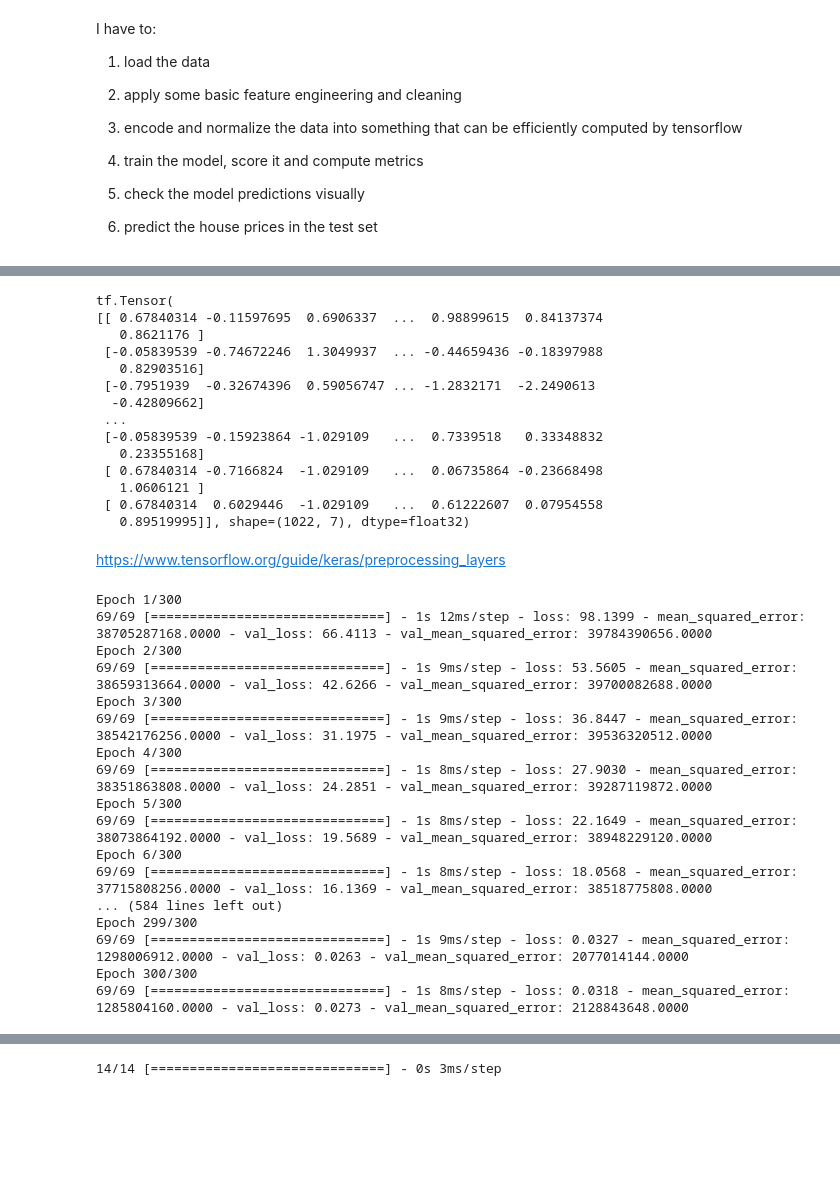
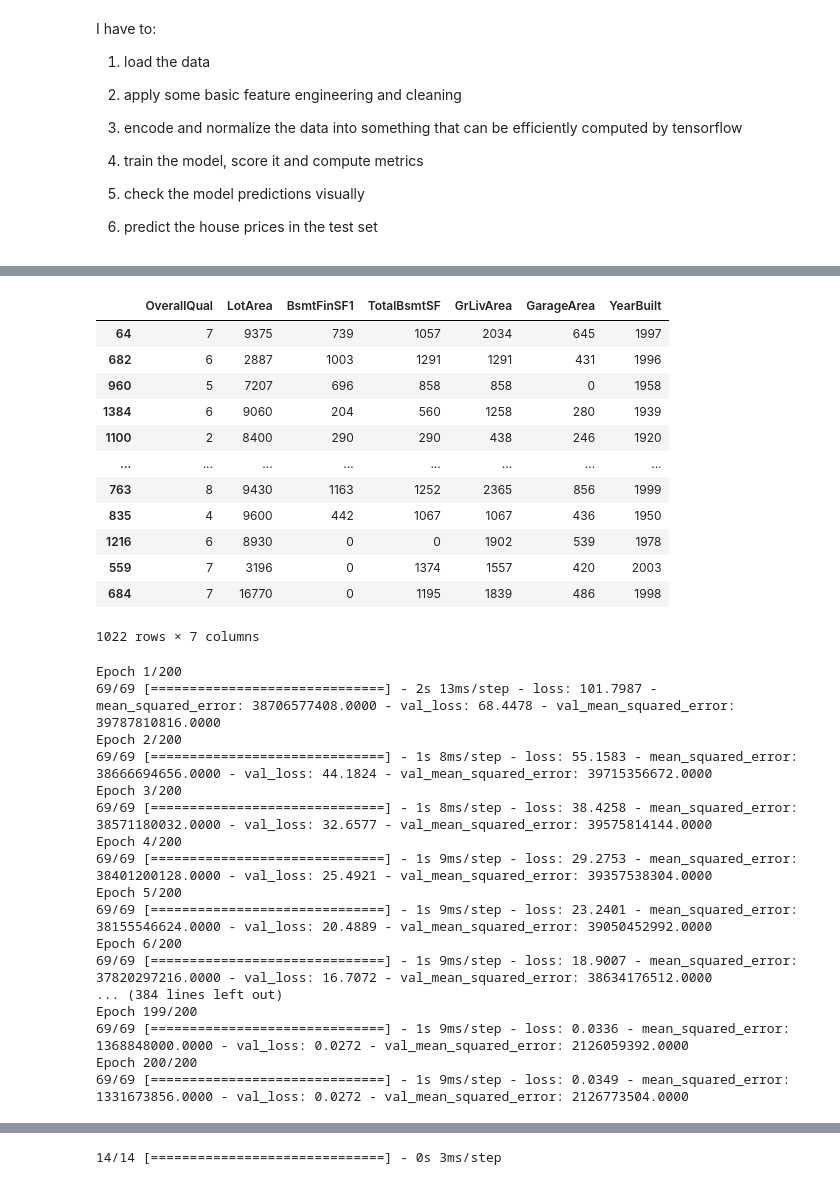
Before and after one commit to alessandro-rubin/house-prices, a Jupyter notebook: house-prices-tf.ipynb, the cells around one changed output, grey strips where cells are left out. Cells and saved outputs as stored; diff of their text form; code cells hidden in the pictures; blank space fills up the shorter version.

```diff
--- a/house-prices-tf.ipynb
+++ b/house-prices-tf.ipynb
@@ -79,22 +79,19 @@ print(x_test)
-# %%
-print(normalizer(train_num_feat))
-# %% [output]
-tf.Tensor(
-[[ 0.67840314 -0.11597695  0.6906337  ...  0.98899615  0.84137374
-   0.8621176 ]
- [-0.05839539 -0.74672246  1.3049937  ... -0.44659436 -0.18397988
-   0.82903516]
- [-0.7951939  -0.32674396  0.59056747 ... -1.2832171  -2.2490613
-  -0.42809662]
- ...
- [-0.05839539 -0.15923864 -1.029109   ...  0.7339518   0.33348832
-   0.23355168]
- [ 0.67840314 -0.7166824  -1.029109   ...  0.06735864 -0.23668498
-   1.0606121 ]
- [ 0.67840314  0.6029446  -1.029109   ...  0.61222607  0.07954558
-   0.89519995]], shape=(1022, 7), dtype=float32)
-# %% [markdown]
-https://www.tensorflow.org/guide/keras/preprocessing_layers
+# %%
+train_num_feat
+# %% [output]
+|  | OverallQual | LotArea | BsmtFinSF1 | TotalBsmtSF | GrLivArea | GarageArea | YearBuilt |
+| 64 | 7 | 9375 | 739 | 1057 | 2034 | 645 | 1997 |
+| 682 | 6 | 2887 | 1003 | 1291 | 1291 | 431 | 1996 |
+| 960 | 5 | 7207 | 696 | 858 | 858 | 0 | 1958 |
+| 1384 | 6 | 9060 | 204 | 560 | 1258 | 280 | 1939 |
+| 1100 | 2 | 8400 | 290 | 290 | 438 | 246 | 1920 |
+| ... | ... | ... | ... | ... | ... | ... | ... |
+| 763 | 8 | 9430 | 1163 | 1252 | 2365 | 856 | 1999 |
+| 835 | 4 | 9600 | 442 | 1067 | 1067 | 436 | 1950 |
+| 1216 | 6 | 8930 | 0 | 0 | 1902 | 539 | 1978 |
+| 559 | 7 | 3196 | 0 | 1374 | 1557 | 420 | 2003 |
+| 684 | 7 | 16770 | 0 | 1195 | 1839 | 486 | 1998 |
+1022 rows × 7 columns
 # %%
 def get_basic_model():
   model = tf.keras.Sequential([
@@ -113,22 +110,22 @@ def get_basic_model():
   return model
 # %%
 model= get_basic_model()
-history=model.fit(train_num_feat, y_train, epochs=300, batch_size=15,validation_data=(test_num_feat,y_test))
+history=model.fit(train_num_feat, y_train, epochs=200, batch_size=15,validation_data=(test_num_feat,y_test))
 # %% [output]
-Epoch 1/300
-69/69 [==============================] - 1s 12ms/step - loss: 98.1399 - mean_squared_error: 38705287168.0000 - val_loss: 66.4113 - val_mean_squared_error: 39784390656.0000
-Epoch 2/300
-69/69 [==============================] - 1s 9ms/step - loss: 53.5605 - mean_squared_error: 38659313664.0000 - val_loss: 42.6266 - val_mean_squared_error: 39700082688.0000
-Epoch 3/300
-69/69 [==============================] - 1s 9ms/step - loss: 36.8447 - mean_squared_error: 38542176256.0000 - val_loss: 31.1975 - val_mean_squared_error: 39536320512.0000
-Epoch 4/300
-69/69 [==============================] - 1s 8ms/step - loss: 27.9030 - mean_squared_error: 38351863808.0000 - val_loss: 24.2851 - val_mean_squared_error: 39287119872.0000
-Epoch 5/300
-69/69 [==============================] - 1s 8ms/step - loss: 22.1649 - mean_squared_error: 38073864192.0000 - val_loss: 19.5689 - val_mean_squared_error: 38948229120.0000
-Epoch 6/300
-69/69 [==============================] - 1s 8ms/step - loss: 18.0568 - mean_squared_error: 37715808256.0000 - val_loss: 16.1369 - val_mean_squared_error: 38518775808.0000
-... (584 lines left out)
-Epoch 299/300
-69/69 [==============================] - 1s 9ms/step - loss: 0.0327 - mean_squared_error: 1298006912.0000 - val_loss: 0.0263 - val_mean_squared_error: 2077014144.0000
-Epoch 300/300
-69/69 [==============================] - 1s 8ms/step - loss: 0.0318 - mean_squared_error: 1285804160.0000 - val_loss: 0.0273 - val_mean_squared_error: 2128843648.0000
+Epoch 1/200
+69/69 [==============================] - 2s 13ms/step - loss: 101.7987 - mean_squared_error: 38706577408.0000 - val_loss: 68.4478 - val_mean_squared_error: 39787810816.0000
+Epoch 2/200
+69/69 [==============================] - 1s 8ms/step - loss: 55.1583 - mean_squared_error: 38666694656.0000 - val_loss: 44.1824 - val_mean_squared_error: 39715356672.0000
+Epoch 3/200
+69/69 [==============================] - 1s 8ms/step - loss: 38.4258 - mean_squared_error: 38571180032.0000 - val_loss: 32.6577 - val_mean_squared_error: 39575814144.0000
+Epoch 4/200
+69/69 [==============================] - 1s 9ms/step - loss: 29.2753 - mean_squared_error: 38401200128.0000 - val_loss: 25.4921 - val_mean_squared_error: 39357538304.0000
+Epoch 5/200
+69/69 [==============================] - 1s 9ms/step - loss: 23.2401 - mean_squared_error: 38155546624.0000 - val_loss: 20.4889 - val_mean_squared_error: 39050452992.0000
+Epoch 6/200
+69/69 [==============================] - 1s 9ms/step - loss: 18.9007 - mean_squared_error: 37820297216.0000 - val_loss: 16.7072 - val_mean_squared_error: 38634176512.0000
+... (384 lines left out)
+Epoch 199/200
+69/69 [==============================] - 1s 9ms/step - loss: 0.0336 - mean_squared_error: 1368848000.0000 - val_loss: 0.0272 - val_mean_squared_error: 2126059392.0000
+Epoch 200/200
+69/69 [==============================] - 1s 9ms/step - loss: 0.0349 - mean_squared_error: 1331673856.0000 - val_loss: 0.0272 - val_mean_squared_error: 2126773504.0000
```
Also changed, not shown: parts of 25 cells of this notebook.
